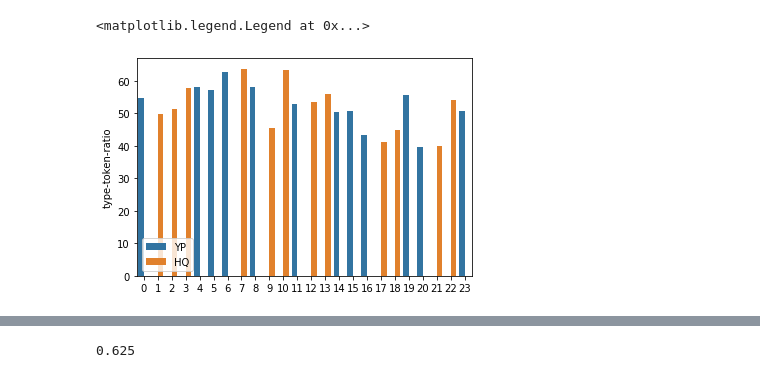
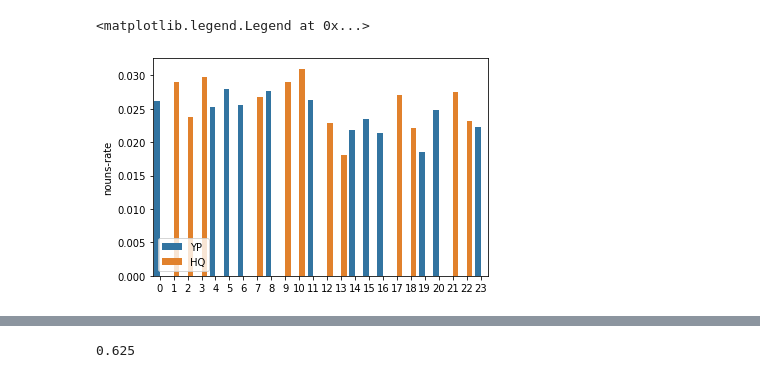
Before and after one commit to MauroJurada/NLP-Project, a Jupyter notebook: Article exploration .ipynb, the cells around one changed output, grey strips where cells are left out. Saved outputs shown, nothing was run; the diff lists cells and outputs as text; code cells hidden in the pictures.

```diff
--- a/Article exploration .ipynb
+++ b/Article exploration .ipynb
@@ -201,15 +244,20 @@ df['size-of-vocabulary'] = df['removed-quotes'].apply(size_of_vocabulary)
 df['type-token-ratio'] = df['removed-quotes'].apply(lexical_diversity)
 df['hapax-legomena'] = df['removed-quotes'].apply(hapax_legomena)
 df['hapax-dislegomena'] = df['removed-quotes'].apply(hapax_dislegomena)
-df['average-word-length'] = df['removed-quotes'].apply(mean_word_length)
-df['average-sentence-char-length'] = df['removed-quotes'].apply(average_sentence_char_length)
-df['average-sentence-word-length'] = df['removed-quotes'].apply(average_sentence_word_length)
-df['average-paragraph-length'] = df['removed-quotes'].apply(mean_paragraph_len)
+df['mean-word-length'] = df['removed-quotes'].apply(mean_word_length)
+df['mean-sentence-char-length'] = df['removed-quotes'].apply(average_sentence_char_length)
+df['mean-sentence-word-length'] = df['removed-quotes'].apply(average_sentence_word_length)
+df['mean-paragraph-length'] = df['removed-quotes'].apply(mean_paragraph_len)
 df['exclamation_mark_rate'] = df['removed-quotes'].apply(exclamation_mark_rate)
 df['question-mark-rate'] = df['removed-quotes'].apply(question_mark_rate)
 df['adverbs-rate'] = df['removed-quotes'].apply(number_of_adverbs)
 df['adjectives-rate'] = df['removed-quotes'].apply(number_of_adjectives)
+df['nouns-rate'] = df['removed-quotes'].apply(number_of_nouns)
+df['prepositions-rate'] = df['removed-quotes'].apply(number_of_prepositions)
+df['conjuctions-rate'] = df['removed-quotes'].apply(number_of_conjuctions)
+df['verb-rate'] = df['removed-quotes'].apply(number_of_verbs)
 df['adjectivs-adverbs-rate'] = df['removed-quotes'].apply(adj_adv)
+df['named-entites-count'] = df['removed-quotes'].apply(number_of_ne)
 # %%
 df
 # %% [output]
@@ -234,9 +282,9 @@ df
 # %%
-sns.barplot(df.index, df['type-token-ratio'], hue=df.Class)
+sns.barplot(df.index, df['nouns-rate'], hue=df.Class)
 plt.legend(loc='lower left')
 # %% [output]
 <matplotlib.legend.Legend at 0x...>
-[figure, old version]
+[figure, new version]
 # %%
 sns.barplot(df.index, df['upper-chars-ratio'], hue=df.Class)
 # %% [output]
```
Also changed, not shown: parts of 20 cells of this notebook.
